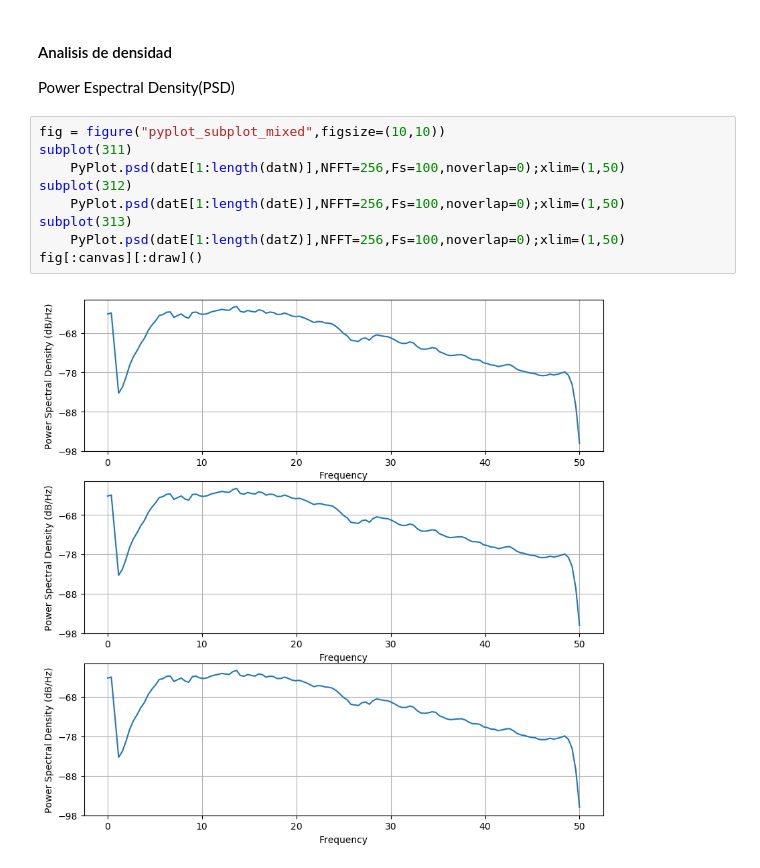
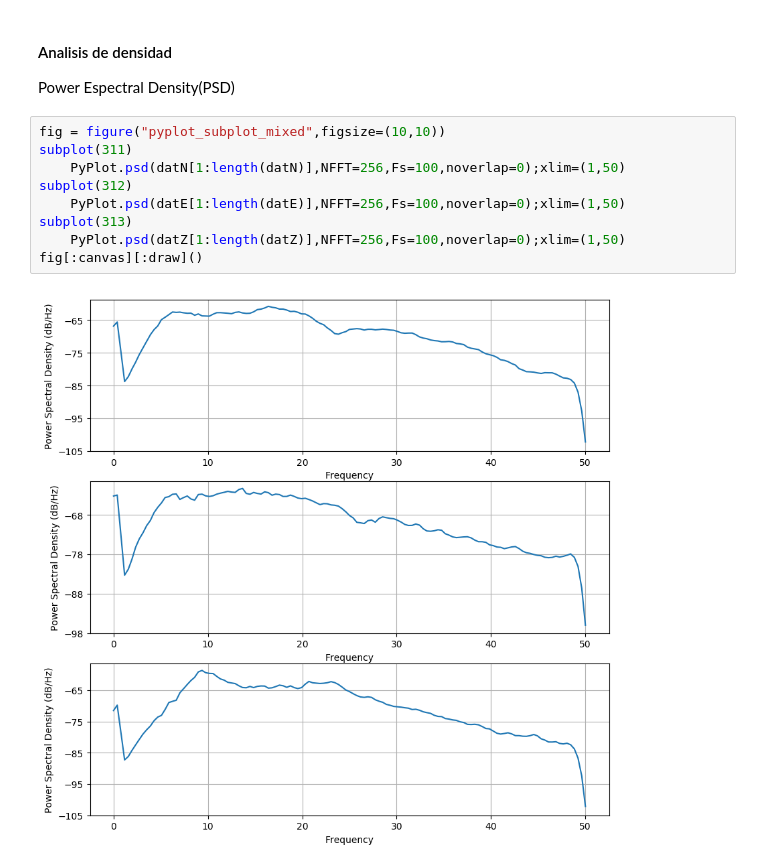
Before and after one commit to GuillermoSapiens/verano, a Jupyter notebook: lahar_colima.ipynb, the cells around one changed output. Cells and saved outputs as stored; diff of their text form.

```diff
--- a/lahar_colima.ipynb
+++ b/lahar_colima.ipynb
@@ -86,11 +120,11 @@ Power Espectral Density(PSD)
 # %%
 fig = figure("pyplot_subplot_mixed",figsize=(10,10))
 subplot(311)
-    PyPlot.psd(datE[1:length(datN)],NFFT=256,Fs=100,noverlap=0);xlim=(1,50)
+    PyPlot.psd(datN[1:length(datN)],NFFT=256,Fs=100,noverlap=0);xlim=(1,50)
 subplot(312)
     PyPlot.psd(datE[1:length(datE)],NFFT=256,Fs=100,noverlap=0);xlim=(1,50)
 subplot(313)
-    PyPlot.psd(datE[1:length(datZ)],NFFT=256,Fs=100,noverlap=0);xlim=(1,50)
+    PyPlot.psd(datZ[1:length(datZ)],NFFT=256,Fs=100,noverlap=0);xlim=(1,50)
 fig[:canvas][:draw]()
 # %% [output]
-[figure, old version]
+[figure, new version]
```
Also changed, not shown: parts of 18 cells of this notebook.
